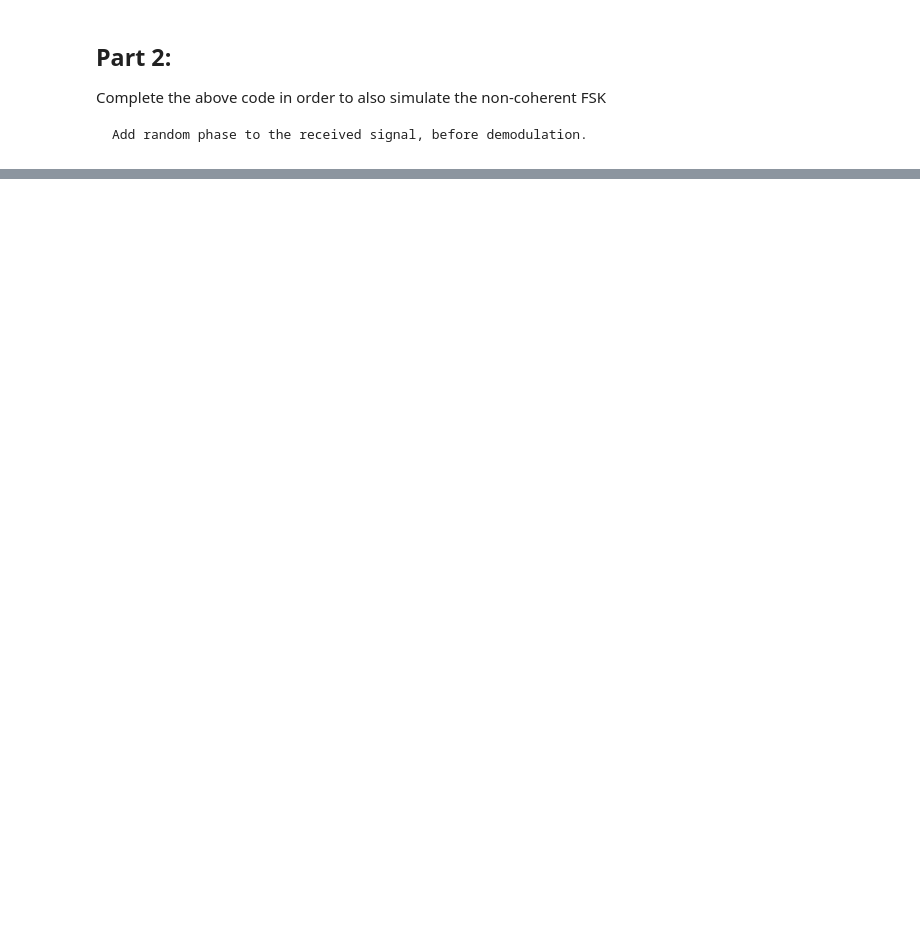
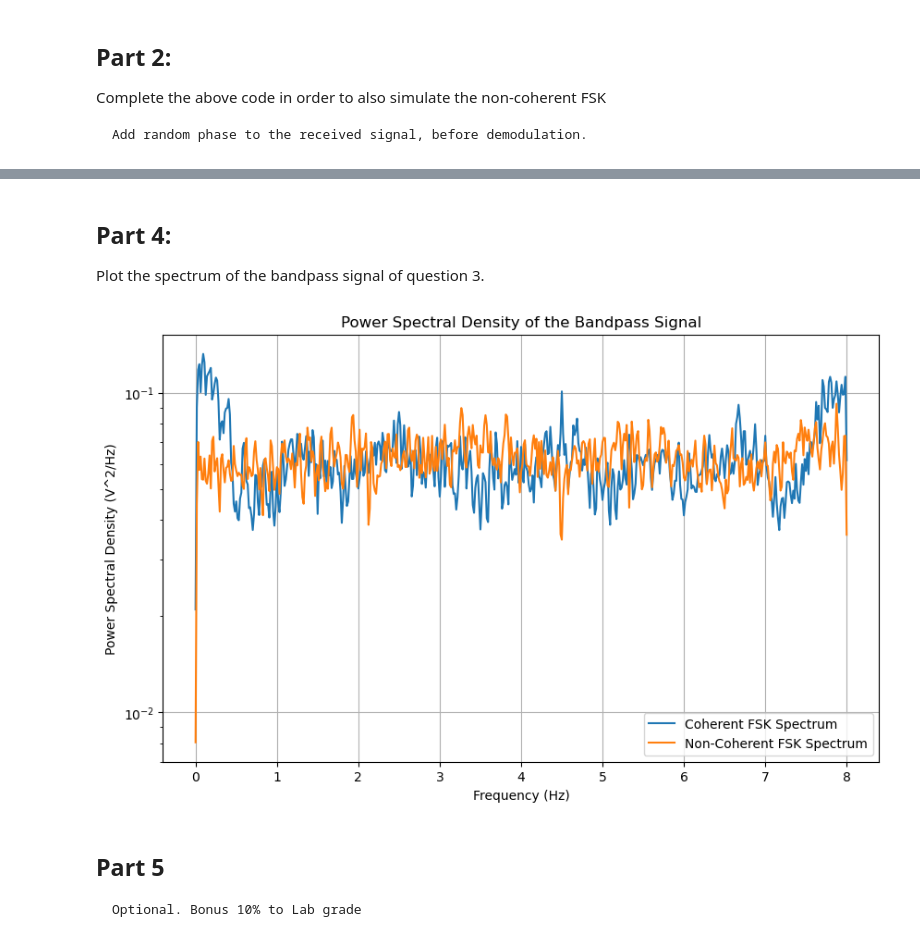
Before and after one commit to ntua-el17840/Interactive-Digital-Communications, a Jupyter notebook: test-book/content/Digcom_Lab6.ipynb, the cells around one changed output, grey strips where cells are left out. Drawn from its saved outputs; the diff is of its cells as text; code cells hidden in the pictures; blank space fills up the shorter version.

````diff
--- a/test-book/content/Digcom_Lab6.ipynb
+++ b/test-book/content/Digcom_Lab6.ipynb
@@ -71,0 +559,27 @@ Add random phase to the received signal, before demodulation.
+# %% [markdown]
+## Part 4:
+Plot the spectrum of the bandpass signal of question 3.
+# %%
+Ts = 1 / nsamp  # oversampling period
+Fs = 1 / Ts  # sampling frequency
+
+# Plotting the spectrum of the bandpass signal
+f_coherent, Pxx_coherent = welch(s_coherent.flatten(), Fs, nperseg=1024)
+f_non_coherent, Pxx_non_coherent = welch(s_non_coherent.flatten(), Fs, nperseg=1024)
+
+plt.figure(figsize=(10, 6))
+plt.semilogy(f_coherent, Pxx_coherent, label='Coherent FSK Spectrum')
+plt.semilogy(f_non_coherent, Pxx_non_coherent, label='Non-Coherent FSK Spectrum')
+plt.xlabel('Frequency (Hz)')
+plt.ylabel('Power Spectral Density (V^2/Hz)')
+plt.title('Power Spectral Density of the Bandpass Signal')
+plt.grid(True)
+plt.legend()
+plt.show()
+# %% [output]
+[figure, added]
+# %% [markdown]
+## Part 5
+```{note}
+Optional. Bonus 10% to Lab grade
+```
````
Also changed, not shown: parts of 22 cells of this notebook, 11 other files.
